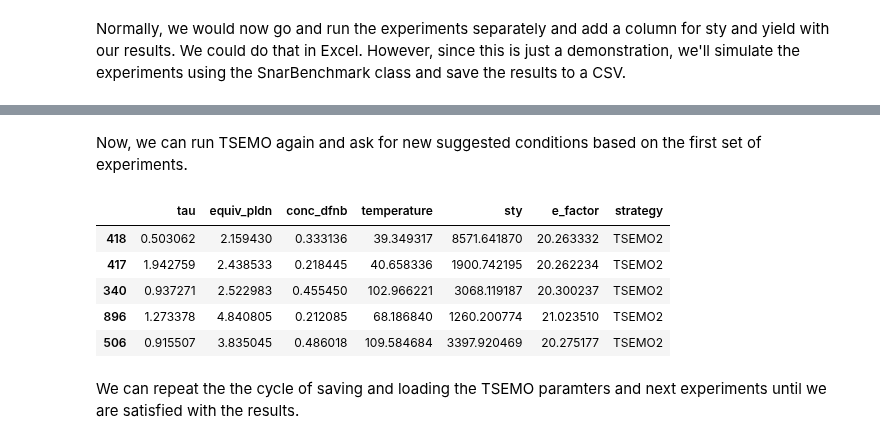
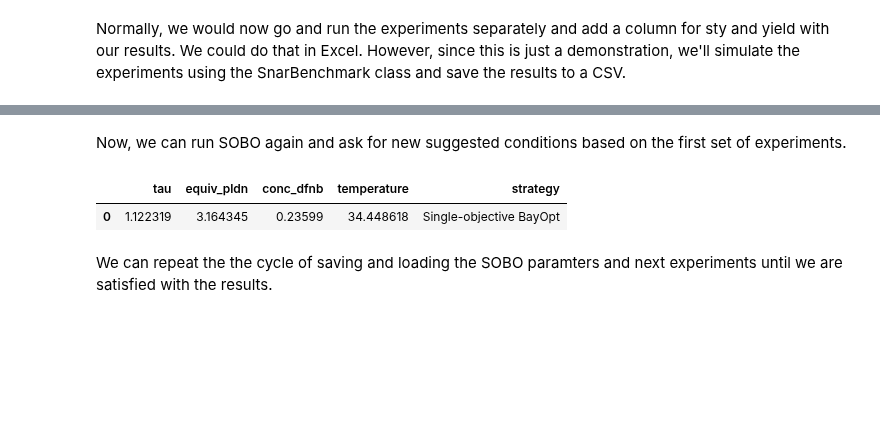
Before and after one commit to sustainable-processes/summit, a Jupyter notebook: docs/source/tutorial.ipynb, the cells around one changed output, grey strips where cells are left out. Saved outputs shown, nothing was run; the diff lists cells and outputs as text; code cells hidden in the pictures; blank space fills up the shorter version.

```diff
--- a/docs/source/tutorial.ipynb
+++ b/docs/source/tutorial.ipynb
@@ -226 +160,4 @@ pareto_data
+# %%
+FOLDER = pathlib.Path("_static/")  # When using this in the context of docs
+# FOLDER = pathlib.Path(".")
 # %% [markdown]
@@ -269,9 +201,9 @@ Now that we have run the conditions, we can load TSEMO and the data back in from
 # %%
 # Load in previous TSEMO hyperparameters and internal state
-tsemo = TSEMO2.load('assets/snar_tsemo_external.json')
+strategy = SOBO.load(FOLDER / 'snar_sobo_external.json')
 
 # Load in experimental results
-prev_res = DataSet.read_csv('assets/snar_experiments_external_1.csv')
+prev_res = DataSet.read_csv(FOLDER / 'snar_experiments_external_1.csv')
 prev_res
 # %% [output]
 |  | tau | equiv_pldn | conc_dfnb | temperature | sty | e_factor | computation_t | experiment_t | strategy |
@@ -283,21 +212,17 @@ prev_res
 # %% [markdown]
-Now, we can run TSEMO again and ask for new suggested conditions based on the first set of experiments.
+Now, we can run SOBO again and ask for new suggested conditions based on the first set of experiments.
 # %%
 # Get experimental suggestions from TSEMO
-second_experiments = tsemo.suggest_experiments(5, prev_res=prev_res)
+second_experiments = strategy.suggest_experiments(1, prev_res=prev_res)
 
 # Save TSEMO state
-tsemo.save('assets/snar_tsemo_external_2.json')
+strategy.save(FOLDER / 'snar_sobo_external_2.json')
 
 # Save experiments to CSV
-second_experiments.to_csv('assets/snar_experiments_external_2.csv')
+second_experiments.to_csv(FOLDER / 'snar_experiments_external_2.csv')
 second_experiments
 # %% [output]
-|  | tau | equiv_pldn | conc_dfnb | temperature | sty | e_factor | strategy |
-| 418 | 0.503062 | 2.159430 | 0.333136 | 39.349317 | 8571.641870 | 20.263332 | TSEMO2 |
-| 417 | 1.942759 | 2.438533 | 0.218445 | 40.658336 | 1900.742195 | 20.262234 | TSEMO2 |
-| 340 | 0.937271 | 2.522983 | 0.455450 | 102.966221 | 3068.119187 | 20.300237 | TSEMO2 |
-| 896 | 1.273378 | 4.840805 | 0.212085 | 68.186840 | 1260.200774 | 21.023510 | TSEMO2 |
-| 506 | 0.915507 | 3.835045 | 0.486018 | 109.584684 | 3397.920469 | 20.275177 | TSEMO2 |
+|  | tau | equiv_pldn | conc_dfnb | temperature | strategy |
+| 0 | 1.122319 | 3.164345 | 0.23599 | 34.448618 | Single-objective BayOpt |
 # %% [markdown]
-We can repeat the the cycle of saving and loading the TSEMO paramters and next experiments until we are satisfied with the results.
+We can repeat the the cycle of saving and loading the SOBO paramters and next experiments until we are satisfied with the results.
```
Also changed, not shown: parts of 45 cells of this notebook, 40 other files.
